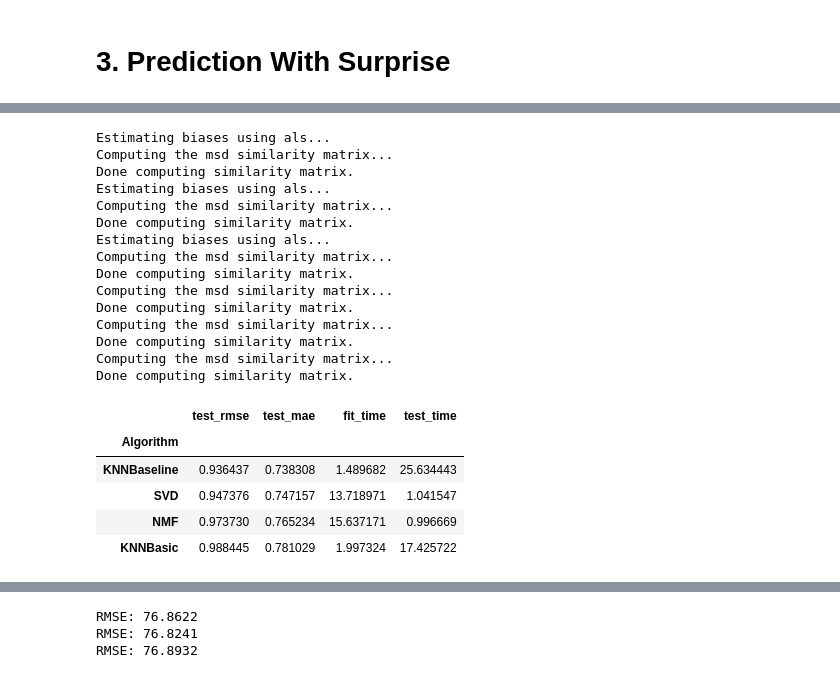
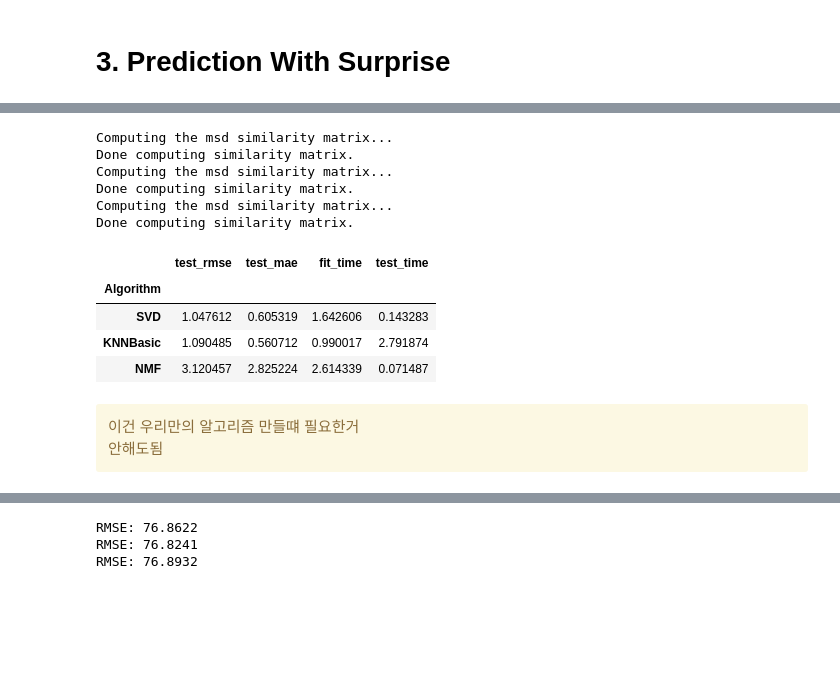
Before and after one commit to dataitgirls4/team_3, a Jupyter notebook: Recommendation_System.ipynb, the cells around one changed output, grey strips where cells are left out. Drawn from its saved outputs; the diff is of its cells as text; code cells hidden in the pictures; blank space fills up the shorter version.

Commit message:
comparing different algorithm for MyDramaList and Podbbang

```diff
--- a/Recommendation_System.ipynb
+++ b/Recommendation_System.ipynb
@@ -99,7 +123,8 @@ all_book
+# %%
+titles = all_book.title.unique() #모든 책 제목을 titles 리스트에 담아서 아래와 같이 구분
 # %%
-read_by_none = all_book[all_book['voice'].isnull()]
-read_by_none = read_by_none.title.unique()
-read_by_author = list(raw.query('voice == author').title.unique())
+read_by_none = all_book[all_book['voice'].isnull()].title.unique()
+read_by_author = list(all_book.query('voice == author').title.unique())
 read_by_celeb = [title for title in titles if ("낭독" in title) or ("읽는" in title)]
 read_by_someone = [title for title in titles if title not in read_by_celeb and title not in read_by_author and title not in read_by_none]
 # %%
@@ -479,0 +568,3 @@ all_review.sample()
+# %%
+all_review['new_rating'] = all_review['rating'].apply(lambda x : x/10)
+all_review['new_rating'].unique()
@@ -480,6 +578,6 @@ all_review.sample()
 # %%
-reader = Reader(rating_scale=(10, 100))
-data = Dataset.load_from_df(all_review[['nickname', 'title', 'rating']], reader)
+reader = Reader(rating_scale=(1, 10))
+data = Dataset.load_from_df(all_review[['nickname', 'title', 'new_rating']], reader)
 # %%
 for algo in [SVD(), NMF(), KNNBasic(), KNNBaseline()]:
     cross_validate(algo, data, measures=['RMSE', 'MAE'], cv=5, verbose=True)
@@ -549,36 +613,32 @@ for algo in [SVD, NMF, KNNBasic]:
 # %%
 calc = []
 # Iterate over all algorithms
-for algorithm in [SVD(), NMF(),KNNBaseline(), KNNBasic()]:
+for algorithm in [SVD(), NMF(), KNNBasic()]:
     # Perform cross validation
     results = cross_validate(algorithm, data, measures=['RMSE', 'MAE'], cv=3, verbose=False)
 
     # Get results & append algorithm name
     tmp = pd.DataFrame.from_dict(results).mean(axis=0)
     tmp = tmp.append(pd.Series([str(algorithm).split(' ')[0].split('.')[-1]], index=['Algorithm']))
     calc.append(tmp)
 
-pd.DataFrame(calc).set_index('Algorithm').sort_values('test_rmse')
+pod_SVD = pd.DataFrame(calc).set_index('Algorithm').sort_values('test_rmse')
+pod_SVD
 # %% [output]
-Estimating biases using als...
-Computing the msd similarity matrix...
-Done computing similarity matrix.
-Estimating biases using als...
-Computing the msd similarity matrix...
-Done computing similarity matrix.
-Estimating biases using als...
 Computing the msd similarity matrix...
 Done computing similarity matrix.
 Computing the msd similarity matrix...
 Done computing similarity matrix.
 Computing the msd similarity matrix...
 Done computing similarity matrix.
-Computing the msd similarity matrix...
-Done computing similarity matrix.
 |  | test_rmse | test_mae | fit_time | test_time |
 | Algorithm |  |  |  |  |
-| KNNBaseline | 0.936437 | 0.738308 | 1.489682 | 25.634443 |
-| SVD | 0.947376 | 0.747157 | 13.718971 | 1.041547 |
-| NMF | 0.973730 | 0.765234 | 15.637171 | 0.996669 |
-| KNNBasic | 0.988445 | 0.781029 | 1.997324 | 17.425722 |
+| SVD | 1.047612 | 0.605319 | 1.642606 | 0.143283 |
+| KNNBasic | 1.090485 | 0.560712 | 0.990017 | 2.791874 |
+| NMF | 3.120457 | 2.825224 | 2.614339 | 0.071487 |
+# %% [markdown]
+<div class="alert alert-warning">
+이건 우리만의 알고리즘 만들떄 필요한거<br>
+안해도됨
+</div>
 # %%
```
Also changed, not shown: parts of 85 cells of this notebook.
